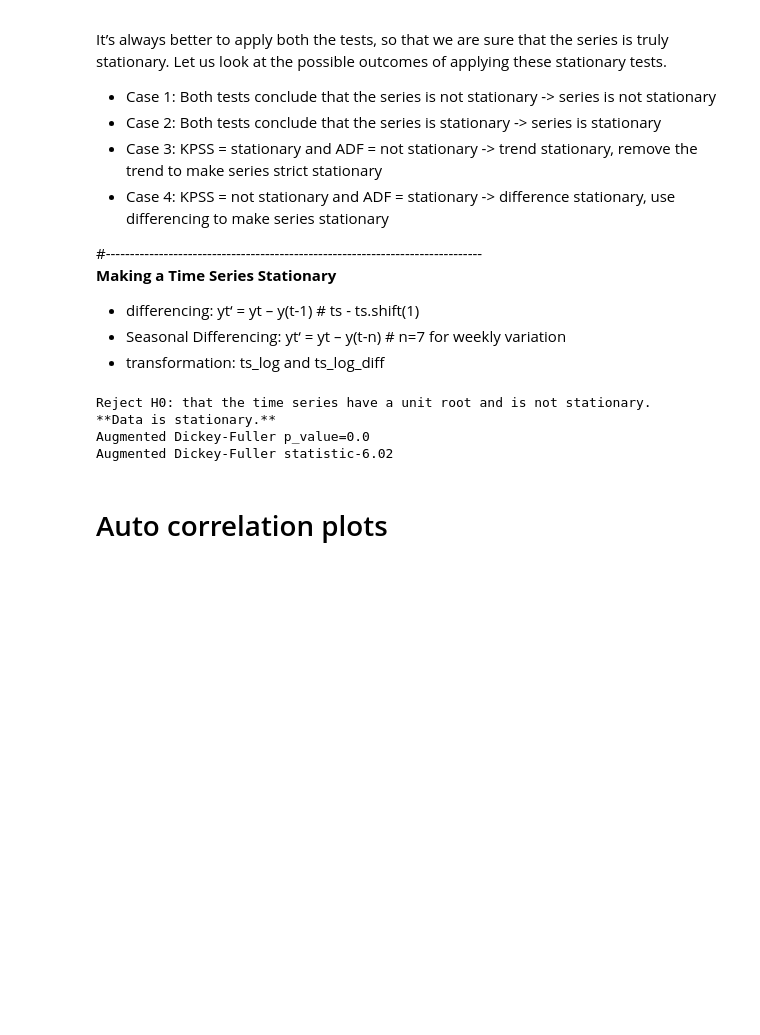
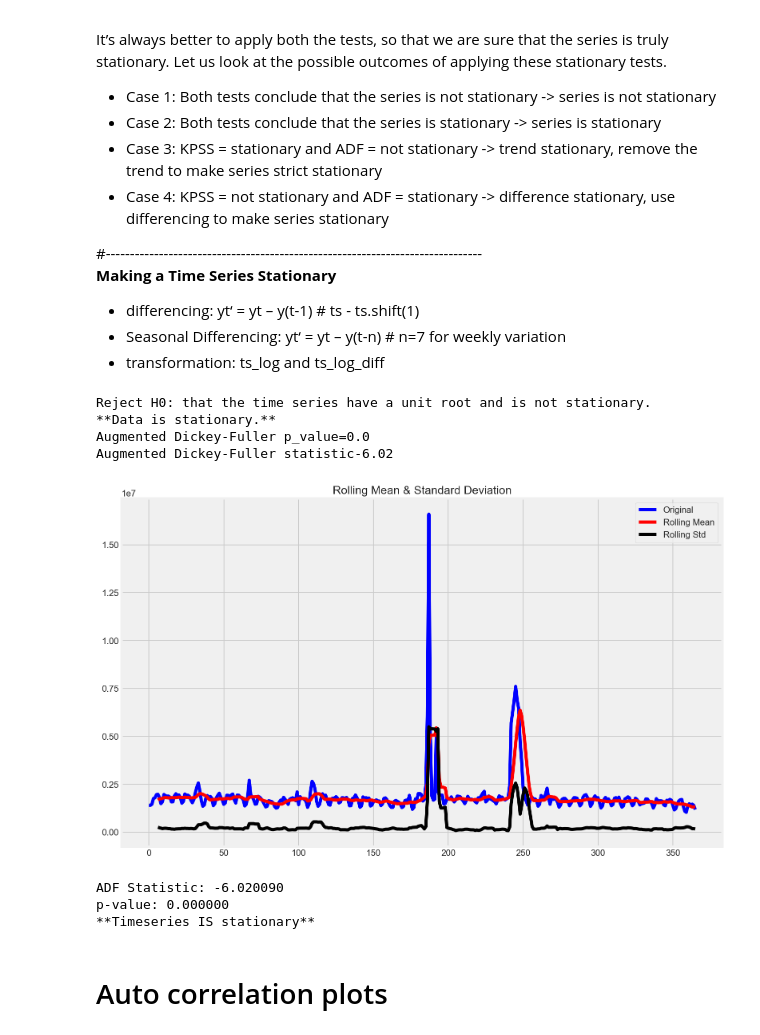
Before and after one commit to bhishanpdl/Project_Web_Traffic_Timeseries_Forecasting, a Jupyter notebook: notebooks/c01_timeseries_statistics.ipynb, the cells around one changed output. Drawn from its saved outputs; the diff is of its cells as text; code cells hidden in the pictures; blank space fills up the shorter version.

```diff
--- a/notebooks/c01_timeseries_statistics.ipynb
+++ b/notebooks/c01_timeseries_statistics.ipynb
@@ -421,6 +461,43 @@ Reject H0: that the time series have a unit root and is not stationary.
 **Data is stationary.**
 Augmented Dickey-Fuller p_value=0.0
 Augmented Dickey-Fuller statistic-6.02
+# %%
+def test_stationarity(ts,window=7):
+    # rolling statistics
+    rolmean = ts.rolling(window=window, center=False).mean()
+    rolstd = ts.rolling(window=window, center=False).std()
+
+    x = ts.to_numpy().ravel()
+
+    # Plot rolling statistics
+    plt.figure(figsize=(12,8))
+    orig = plt.plot(x, color='blue', label='Original')
+    mean = plt.plot(rolmean.values, color='red', label='Rolling Mean')
+    std = plt.plot(rolstd.values, color='black', label='Rolling Std')
+    plt.legend(loc='best')
+    plt.title('Rolling Mean & Standard Deviation')
+    plt.show(block=False)
+
+    # Augmented Dickey-Fuller test
+    result = adfuller(x)
+    print(F"ADF Statistic: {result[0]:f}")
+    print(F"p-value: {result[1]:f}")
+    pvalue=result[1]
+    for key, value in result[4].items():
+        if result[0] > value:
+            print("**Timeseries is NOT stationary**")
+            break
+        else:
+            print('**Timeseries IS stationary**')
+            break
+
+
+test_stationarity(ts)
+# %% [output]
+[figure, added]
+ADF Statistic: -6.020090
+p-value: 0.000000
+**Timeseries IS stationary**
 # %% [markdown]
 # Auto correlation plots
 # %%
```
Also changed, not shown: parts of 7 cells of this notebook, 6 other files.
